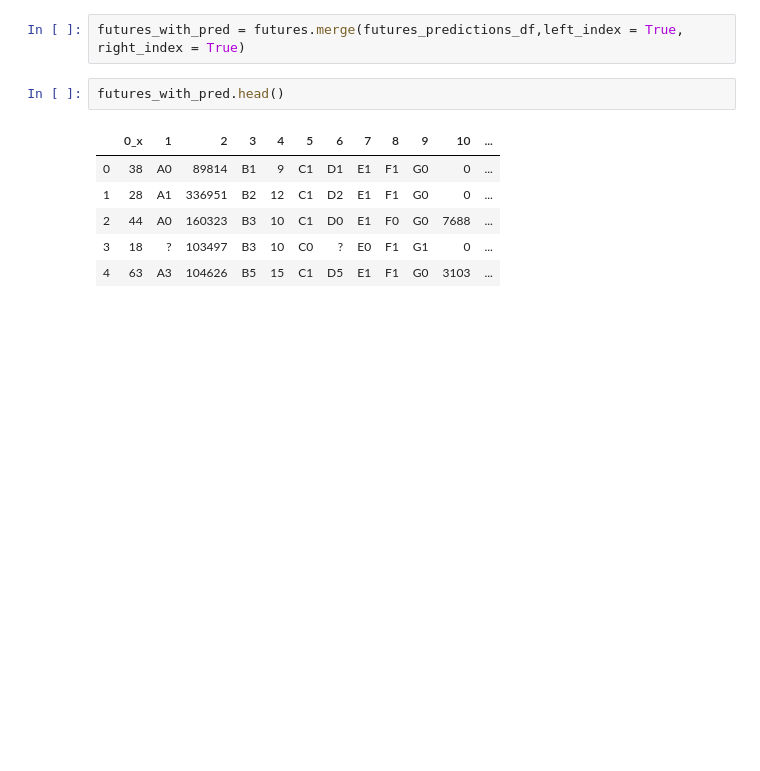
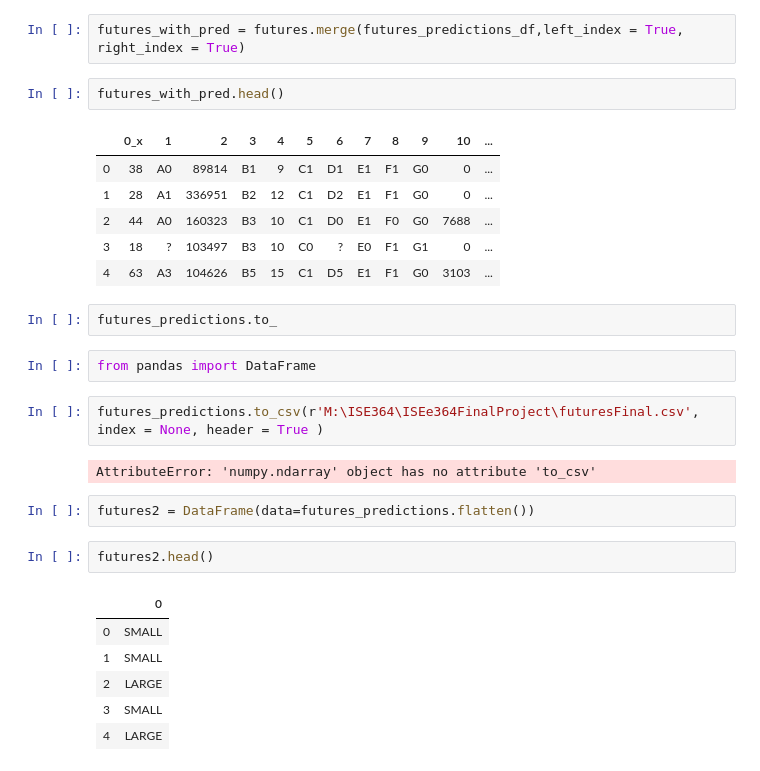
Before and after one commit to TheFarron/ISEe364FinalProject, a Jupyter notebook: ISE364_final_project_RF.ipynb, the cells around one changed output. Cells and saved outputs as stored; diff of their text form; blank space fills up the shorter version.

```diff
--- a/ISE364_final_project_RF.ipynb
+++ b/ISE364_final_project_RF.ipynb
@@ -623,3 +623,22 @@ futures_with_pred.head()
 | 2 | 44 | A0 | 160323 | B3 | 10 | C1 | D0 | E1 | F0 | G0 | 7688 | ... |
 | 3 | 18 | ? | 103497 | B3 | 10 | C0 | ? | E0 | F1 | G1 | 0 | ... |
 | 4 | 63 | A3 | 104626 | B5 | 15 | C1 | D5 | E1 | F1 | G0 | 3103 | ... |
+# %%
+futures_predictions.to_
+# %%
+from pandas import DataFrame
+# %%
+futures_predictions.to_csv(r'M:\ISE364\ISEe364FinalProject\futuresFinal.csv', index = None, header = True )
+# %% [output]
+AttributeError: 'numpy.ndarray' object has no attribute 'to_csv'
+# %%
+futures2 = DataFrame(data=futures_predictions.flatten())
+# %%
+futures2.head()
+# %% [output]
+|  | 0 |
+| 0 | SMALL |
+| 1 | SMALL |
+| 2 | LARGE |
+| 3 | SMALL |
+| 4 | LARGE |
```
